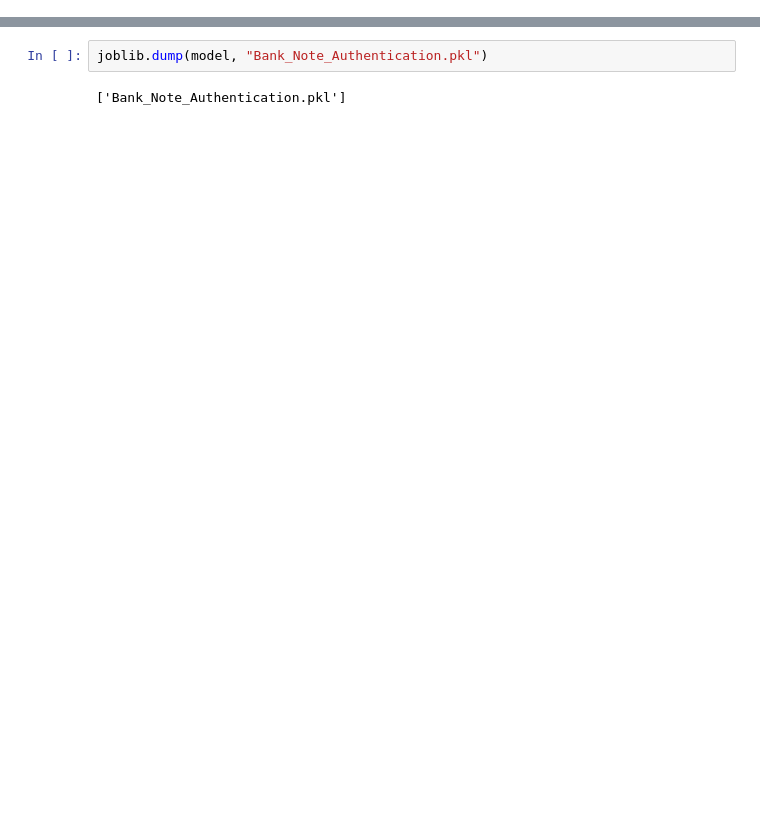
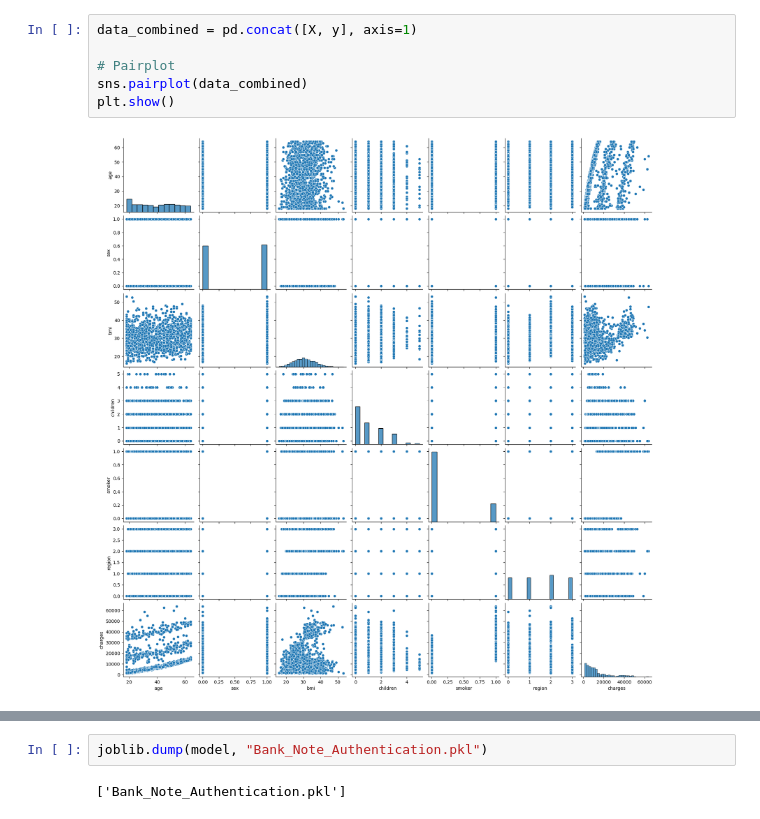
Before and after one commit to Dohessiekan/Marchine_Learning_Summative, a Jupyter notebook: API/training_model.ipynb, the cells around one changed output, grey strips where cells are left out. Saved outputs shown, nothing was run; the diff lists cells and outputs as text; blank space fills up the shorter version.

```diff
--- a/API/training_model.ipynb
+++ b/API/training_model.ipynb
@@ -28,3 +63,11 @@ y = data['class']
+# %%
+data_combined = pd.concat([X, y], axis=1)
+
+# Pairplot
+sns.pairplot(data_combined)
+plt.show()
+# %% [output]
+[figure, added]
 # %%
 X.head()
 # %% [output]
```
Also changed, not shown: parts of 17 cells of this notebook, 3 other files.
